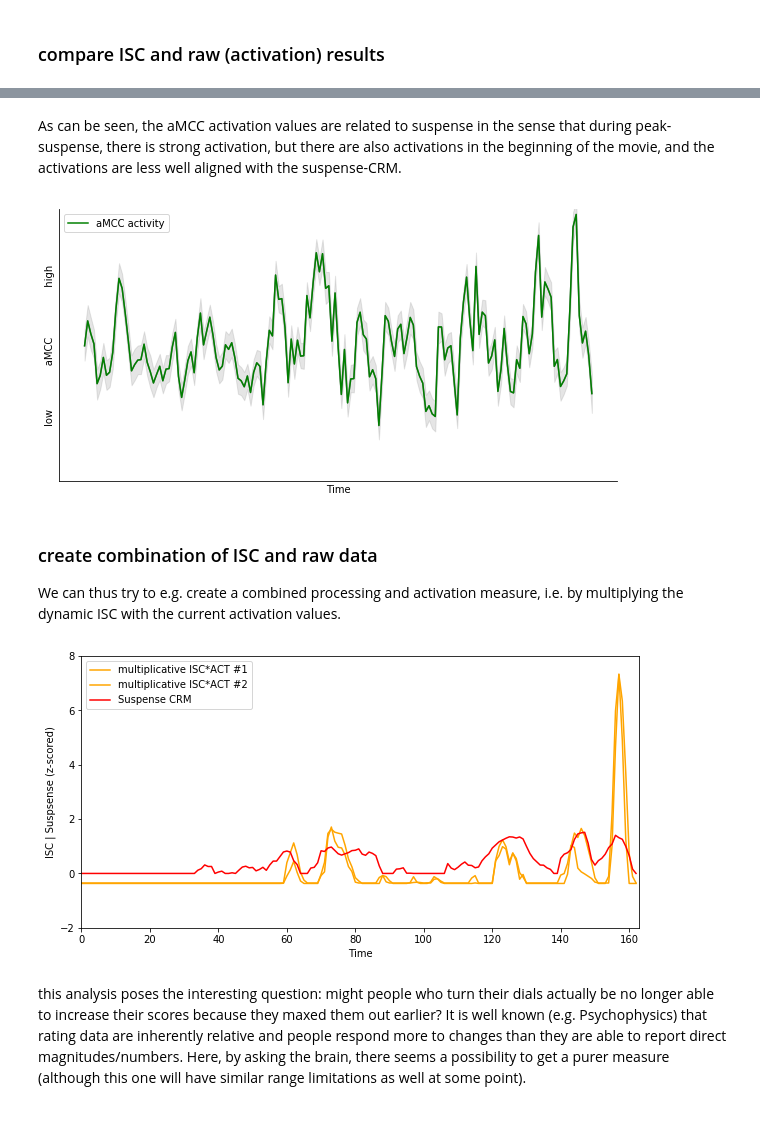
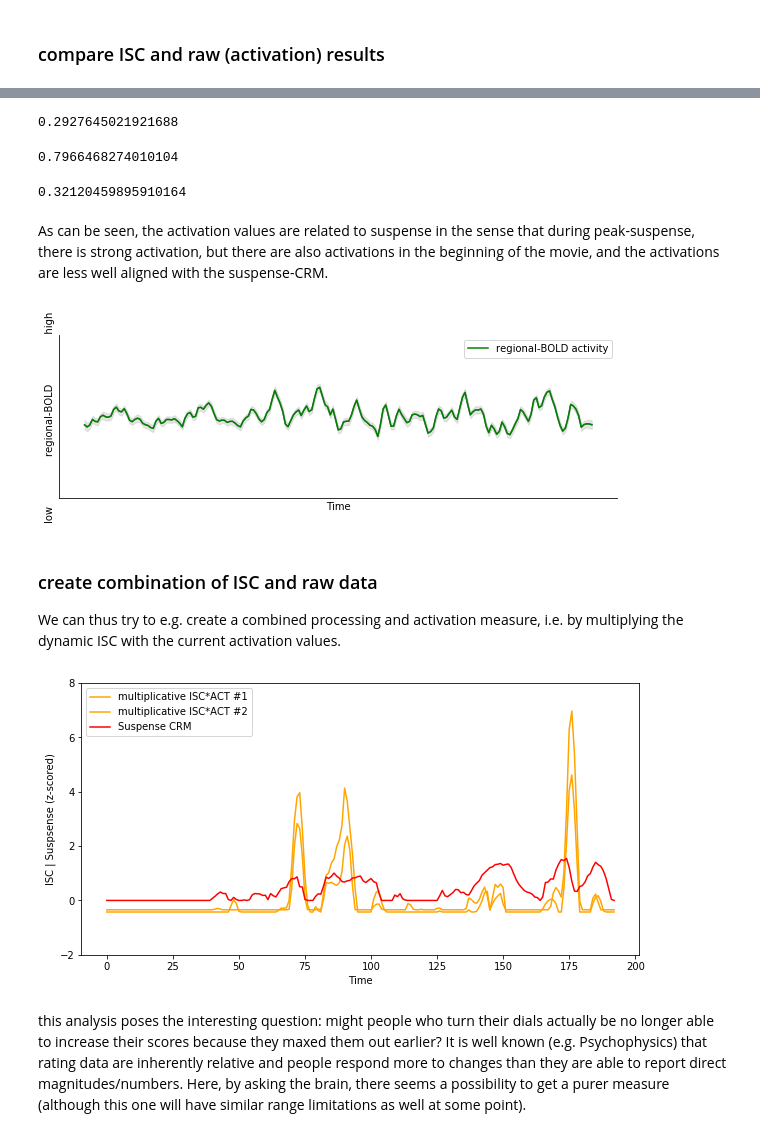
Before and after one commit to nomcomm/CamCanSuspenseISC_JMP, a Jupyter notebook: scripts/Schmaelzle_JMP_04_SupplementaryAnalyses.ipynb, the cells around one changed output, grey strips where cells are left out. Saved outputs shown, nothing was run; the diff lists cells and outputs as text; code cells hidden in the pictures.

```diff
--- a/scripts/Schmaelzle_JMP_04_SupplementaryAnalyses.ipynb
+++ b/scripts/Schmaelzle_JMP_04_SupplementaryAnalyses.ipynb
@@ -67,6 +64,8 @@ n_tr_rest, n_regions = read_dictionary[subjs[0]]['funcdata_rest'].shape
 ts_data = np.zeros((n_tr, n_regions, n_subjs))
 ts_data_undet = np.zeros((n_tr, n_regions,n_subjs))
 motion_data = np.zeros((n_tr, 6, n_subjs))
+age_data = np.zeros((n_subjs))
+gender_data = np.zeros((n_subjs))
 
 rest_list = []
 #re-create ts_data
@@ -75,10 +74,11 @@ for curr_sub in range(n_subjs):
     ts_data[:,:, curr_sub]       = read_dictionary[curr_sub_name]['funcdata']
     ts_data_undet[:,:, curr_sub] = read_dictionary[curr_sub_name]['funcdata_unfilt_undet_stand']
     motion_data[:,:, curr_sub]   = read_dictionary[curr_sub_name]['motion']
+    age_data[curr_sub] = read_dictionary[curr_sub_name]['age']
+    gender_data[curr_sub] = read_dictionary[curr_sub_name]['gender']
     if np.asarray(read_dictionary[curr_sub_name]['funcdata_rest']).shape == (n_tr_rest, n_regions):
         rest_list.append(read_dictionary[curr_sub_name]['funcdata_rest'])
         #things are a bit cumbersome for the resting state data because - due to artifact control etc, different subjects pass the threshold
-
 
 ts_data_rest = np.asarray(rest_list)
 ts_data_rest = np.swapaxes(ts_data_rest, 0,2)
@@ -87,9 +87,10 @@ del rest_list, read_dictionary
 # %% [markdown]
 ### compare ISC and raw (activation) results
 # %%
-# compute mean for aMCC
-vals1 = np.nanmean(ts_data_undet[:, 14, :248], axis=1)
-vals2 = np.nanmean(ts_data_undet[:, 14, 248:], axis=1) #248 -> to take average from half of the group
+# compute mean for a region
+curr_region = 6
+vals1 = np.nanmean(ts_data_undet[:, curr_region, :247], axis=1)
+vals2 = np.nanmean(ts_data_undet[:, curr_region, 247:], axis=1) #248 -> to take average from half of the group
 
 # compute a rolling average as well
 roll_vals1 = pd.DataFrame(vals1).rolling(window = 5, center = True, win_type = 'boxcar', min_periods = 0).mean()[0].values
@@ -124,39 +128,53 @@ plt.ylabel('ISC | Suspsense (z-scored)');
+# %%
+np.corrcoef(scipy.stats.zscore(suspense), scipy.stats.zscore(roll_vals1))[0,1]
+# %% [output]
+0.2927645021921688
+# %%
+np.corrcoef((suspense),(dyn_isc_result[1,:,curr_region]))[0,1]
+# %% [output]
+0.7966468274010104
+# %%
+np.corrcoef((roll_vals1),(dyn_isc_result[0,:,curr_region]))[0,1]
+# %% [output]
+0.32120459895910164
 # %% [markdown]
-As can be seen, the aMCC activation values are related to suspense in the sense that during peak-suspense, there is strong activation, but there are also activations in the beginning of the movie, and the activations are less well aligned with the suspense-CRM.
+As can be seen, the activation values are related to suspense in the sense that during peak-suspense, there is strong activation, but there are also activations in the beginning of the movie, and the activations are less well aligned with the suspense-CRM.
 # %%
-red_data = ts_data_undet[:, 14, :].T
-d = []
-for f in range (red_data.shape[0]):
-    d.append(scipy.signal.resample(scipy.stats.zscore(red_data[f,:]), 163))
-stacked_acc = np.asarray(d)
+f = plt.figure(figsize=(10,3));
 
-d = np.hstack(stacked_acc)
-h = np.hstack([np.arange(163)] * red_data.shape[0])
-dh = np.vstack((d,h)).T
-df_dh = pd.DataFrame(data =  dh, columns = ['a','b'])
+for curr_region in [6]:  #, 46, 220, 175, 182]: #can also plot further regions to gauge specificity - aka global signal and functional connectivity
+    red_data = ts_data_undet[:, curr_region, :].T
+    d = []
+    for f in range (red_data.shape[0]):
+        d.append(scipy.stats.zscore(red_data[f,:]))
+    stacked_acc = np.asarray(d)
 
-f = plt.figure(figsize=(10,5));
-sns.lineplot(x="b", y="a", color = 'gray', data=df_dh);
-plt.plot(np.mean(stacked_acc, axis = 0), color ='green', label = 'aMCC-BOLD activity');
-plt.ylabel('low                aMCC-BOLD                high');
+    d = np.hstack(stacked_acc)
+    h = np.hstack([np.arange(n_tr)] * red_data.shape[0])
+    dh = np.vstack((d,h)).T
+    df_dh = pd.DataFrame(data =  dh, columns = ['a','b'])
+
+    sns.lineplot(x="b", y="a", color = 'gray', data=df_dh);
+    plt.plot(np.mean(stacked_acc, axis = 0), color ='green', label = 'regional-BOLD activity');
+plt.ylabel('low                regional-BOLD                high');
 plt.xlabel('Time');
-plt.ylim(-0.8, 0.8);
+plt.ylim(-2, 2);
 plt.xticks([]);
 plt.yticks([]);
 plt.legend();
 sns.despine();
 # %% [output]
-[figure, old version]
+[figure, new version]
 # %% [markdown]
 ### create combination of ISC and raw data
 
 We can thus try to e.g. create a combined processing and activation measure, i.e. by multiplying the dynamic ISC with the current activation values.
 # %%
 # get the dynamic ISC and activation data for subgroups
-isc1 = scipy.stats.zscore(dyn_isc_result[0,14,:])
-isc2 = scipy.stats.zscore(dyn_isc_result[1,14,:])
-act1 = scipy.stats.zscore(scipy.signal.resample(roll_vals1, 163))
-act2 = scipy.stats.zscore(scipy.signal.resample(roll_vals2, 163))
+isc1 = scipy.stats.zscore(dyn_isc_result[0,:,curr_region])
+isc2 = scipy.stats.zscore(dyn_isc_result[1,:,curr_region])
+act1 = scipy.stats.zscore(roll_vals1)
+act2 = scipy.stats.zscore(roll_vals2)
 
 # if either one is below average, set the one of the multiplicands to zero
 act1[act1<0] = 0
@@ -174,17 +192,17 @@ ax1 = f.add_subplot(111)
 
 ax1.plot(mult1, color = 'orange', label = 'multiplicative ISC*ACT #1');
 ax1.plot(mult2, color = 'orange', label = 'multiplicative ISC*ACT #2');
-susp1 = scipy.signal.resample(scipy.stats.zscore(suspense), 163)
+susp1 = scipy.stats.zscore(suspense)
 susp1[susp1<0]= 0 #np.nan
 ax1.plot(susp1, color = 'red', label = 'Suspense CRM');
 
 plt.legend(loc = 'upper left');
-plt.xlim(0, 163);
+#plt.xlim(0, 163);
 plt.ylim(-2, 8);
 plt.xlabel('Time');
 plt.ylabel('ISC | Suspsense (z-scored)');
 # %% [output]
-[figure, old version]
+[figure, new version]
 # %% [markdown]
 this analysis poses the interesting question: might people who turn their dials actually be no longer able to
 increase their scores because they maxed them out earlier? It is well known (e.g. Psychophysics) that rating data are inherently relative and people respond more to changes than they are able to report direct magnitudes/numbers. Here, by asking the brain, there seems a possibility to get a purer measure (although this one will have similar range limitations as well at some point).
```
Also changed, not shown: parts of 22 cells of this notebook, 10 other files.
